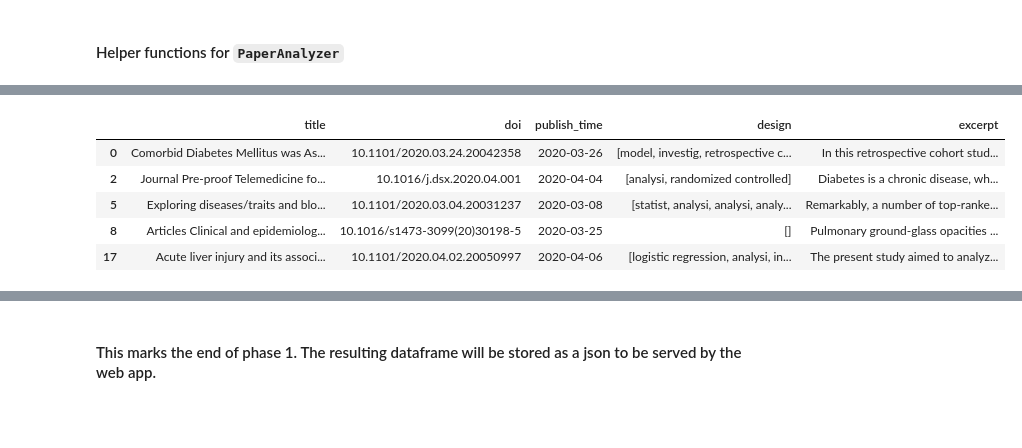
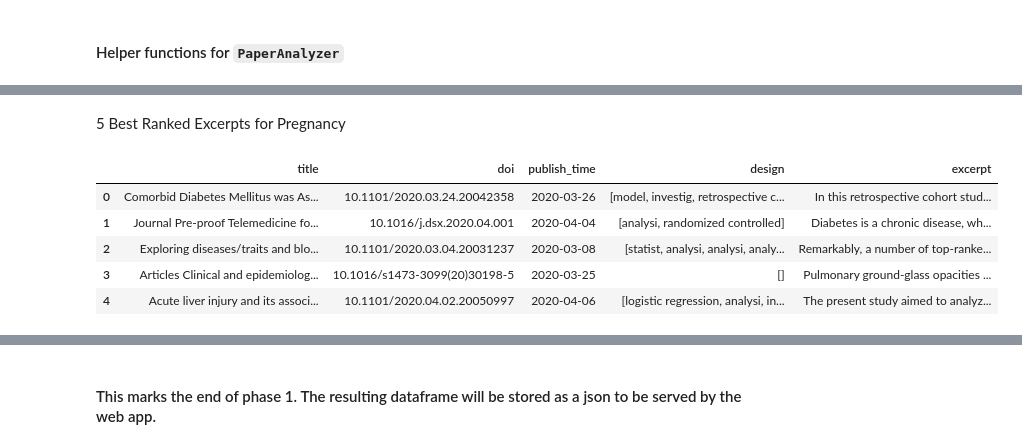
Before and after one commit to mahtablci1/Kaggle, a Jupyter notebook: notebooks/Risk Factor Analysis - Modularized.ipynb, the cells around one changed output, grey strips where cells are left out. Drawn from its saved outputs; the diff is of its cells as text; code cells hidden in the pictures; blank space fills up the shorter version.

```diff
--- a/notebooks/Risk Factor Analysis - Modularized.ipynb
+++ b/notebooks/Risk Factor Analysis - Modularized.ipynb
@@ -115,7 +131,7 @@ from nltk.stem import PorterStemmer
 from nltk.tokenize import word_tokenize, sent_tokenize
 
 stemmer = PorterStemmer()
-root = '../input/CORD-19-research-challenge/'
+root = '../data/'
 stop_words = list(set(stopwords.words('english')))
 stop_words.extend(['within', 'what', 'how', 'eg', 'ie'])
 # %% [markdown]
@@ -698,4 +767,4 @@ covid_analysis.generate_risk_rankings()
 # %%
-temp = covid_analysis.get_df()
-temp.shape
+risk_df = covid_analysis.get_df()
+risk_df.shape
 # %% [output]
@@ -748,3 +817,6 @@ smoking_df.drop_duplicates('title', keep='first').reset_index(drop=True).head()
 # %%
-diabetes_df = enriched_covid_df.sort_values(by='diabetes_rank', ascending=False).loc[:,['title','doi','publish_time','design','text_body']].reset_index(drop=True).rename(columns={'text_body':'excerpt'})
-#diabetes_df.to_csv('smoking_risk_analysis.csv')
+diabetes_df = risk_df.sort_values(by='diabetes_rank', ascending=False)\
+                .loc[:,['title','doi','publish_time','design','text_body']]\
+                .reset_index(drop=True).rename(columns={'text_body':'excerpt'})
+# Each paper will only appear once with its highest rated excerpt
+diabetes_df.drop_duplicates('title', keep='first').reset_index(drop=True).head()
@@ -751,10 +830,15 @@ diabetes_df = enriched_covid_df.sort_values(by='diabetes_rank', ascending=False)
+# %% [markdown]
+5 Best Ranked Excerpts for Pregnancy
 # %%
+pregnancy_df = risk_df.sort_values(by='pregnancy_rank', ascending=False)\
+                .loc[:,['title','doi','publish_time','design','text_body']]\
+                .reset_index(drop=True).rename(columns={'text_body':'excerpt'})
 # Each paper will only appear once with its highest rated excerpt
 diabetes_df.drop_duplicates('title', keep='first').reset_index(drop=True).head()
 # %% [output]
 |  | title | doi | publish_time | design | excerpt |
 | 0 | Comorbid Diabetes Mellitus was As... | 10.1101/2020.03.24.20042358 | 2020-03-26 | [model, investig, retrospective c... | In this retrospective cohort stud... |
-| 2 | Journal Pre-proof Telemedicine fo... | 10.1016/j.dsx.2020.04.001 | 2020-04-04 | [analysi, randomized controlled] | Diabetes is a chronic disease, wh... |
-| 5 | Exploring diseases/traits and blo... | 10.1101/2020.03.04.20031237 | 2020-03-08 | [statist, analysi, analysi, analy... | Remarkably, a number of top-ranke... |
-| 8 | Articles Clinical and epidemiolog... | 10.1016/s1473-3099(20)30198-5 | 2020-03-25 | [] | Pulmonary ground-glass opacities ... |
-| 17 | Acute liver injury and its associ... | 10.1101/2020.04.02.20050997 | 2020-04-06 | [logistic regression, analysi, in... | The present study aimed to analyz... |
+| 1 | Journal Pre-proof Telemedicine fo... | 10.1016/j.dsx.2020.04.001 | 2020-04-04 | [analysi, randomized controlled] | Diabetes is a chronic disease, wh... |
+| 2 | Exploring diseases/traits and blo... | 10.1101/2020.03.04.20031237 | 2020-03-08 | [statist, analysi, analysi, analy... | Remarkably, a number of top-ranke... |
+| 3 | Articles Clinical and epidemiolog... | 10.1016/s1473-3099(20)30198-5 | 2020-03-25 | [] | Pulmonary ground-glass opacities ... |
+| 4 | Acute liver injury and its associ... | 10.1101/2020.04.02.20050997 | 2020-04-06 | [logistic regression, analysi, in... | The present study aimed to analyz... |
```
Also changed, not shown: parts of 42 cells of this notebook.
